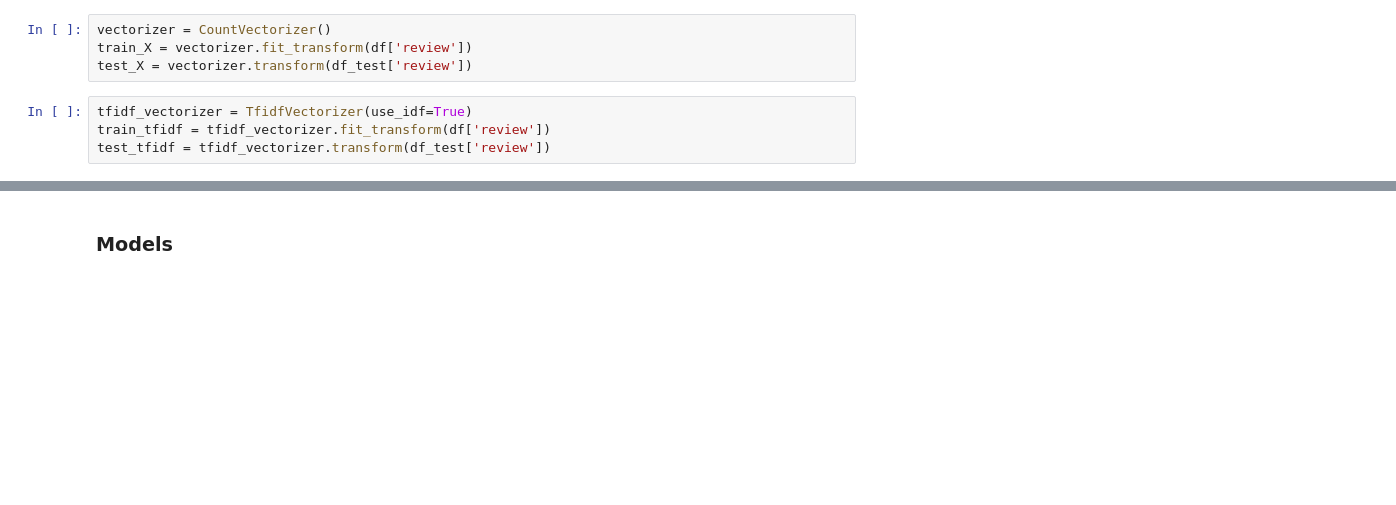
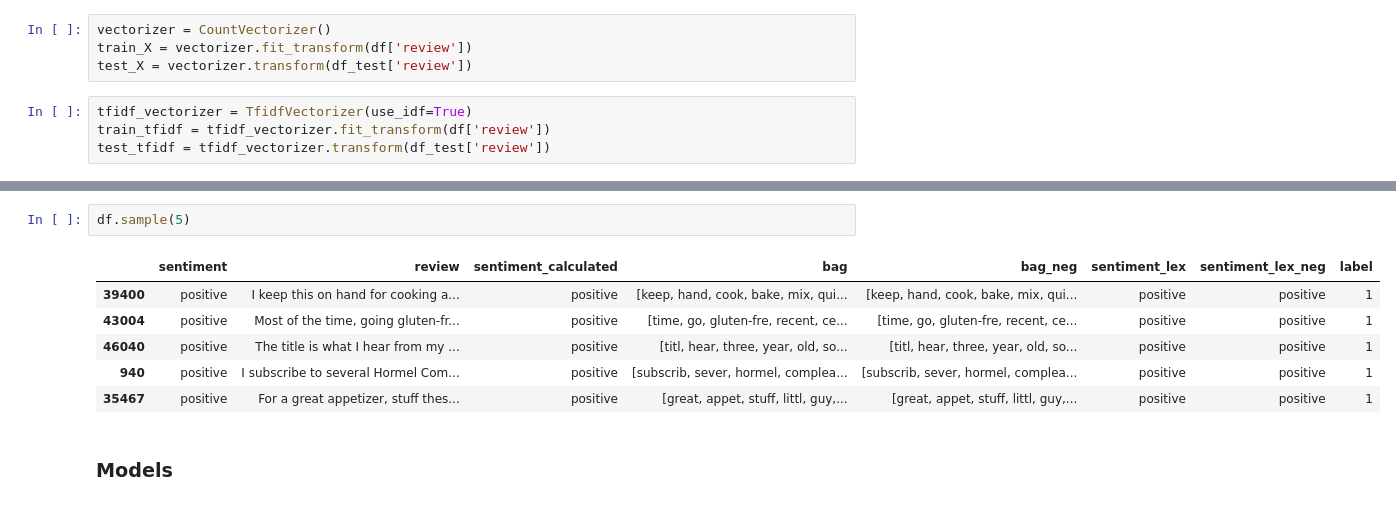
Before and after one commit to reneporto/Text_Mining_Python, a Jupyter notebook: Trabalho_text_mining_RP_RR.ipynb, the cells around one changed output, grey strips where cells are left out. Cells and saved outputs as stored; diff of their text form; blank space fills up the shorter version.

```diff
--- a/Trabalho_text_mining_RP_RR.ipynb
+++ b/Trabalho_text_mining_RP_RR.ipynb
@@ -441,3 +500,12 @@ test_tfidf = tfidf_vectorizer.transform(df_test['review'])
+# %%
+df.sample(5)
+# %% [output]
+|  | sentiment | review | sentiment_calculated | bag | bag_neg | sentiment_lex | sentiment_lex_neg | label |
+| 39400 | positive | I keep this on hand for cooking a... | positive | [keep, hand, cook, bake, mix, qui... | [keep, hand, cook, bake, mix, qui... | positive | positive | 1 |
+| 43004 | positive | Most of the time, going gluten-fr... | positive | [time, go, gluten-fre, recent, ce... | [time, go, gluten-fre, recent, ce... | positive | positive | 1 |
+| 46040 | positive | The title is what I hear from my ... | positive | [titl, hear, three, year, old, so... | [titl, hear, three, year, old, so... | positive | positive | 1 |
+| 940 | positive | I subscribe to several Hormel Com... | positive | [subscrib, sever, hormel, complea... | [subscrib, sever, hormel, complea... | positive | positive | 1 |
+| 35467 | positive | For a great appetizer, stuff thes... | positive | [great, appet, stuff, littl, guy,... | [great, appet, stuff, littl, guy,... | positive | positive | 1 |
 # %% [markdown]
 ### Models
 # %% [markdown]
```
Also changed, not shown: parts of 36 cells of this notebook.
